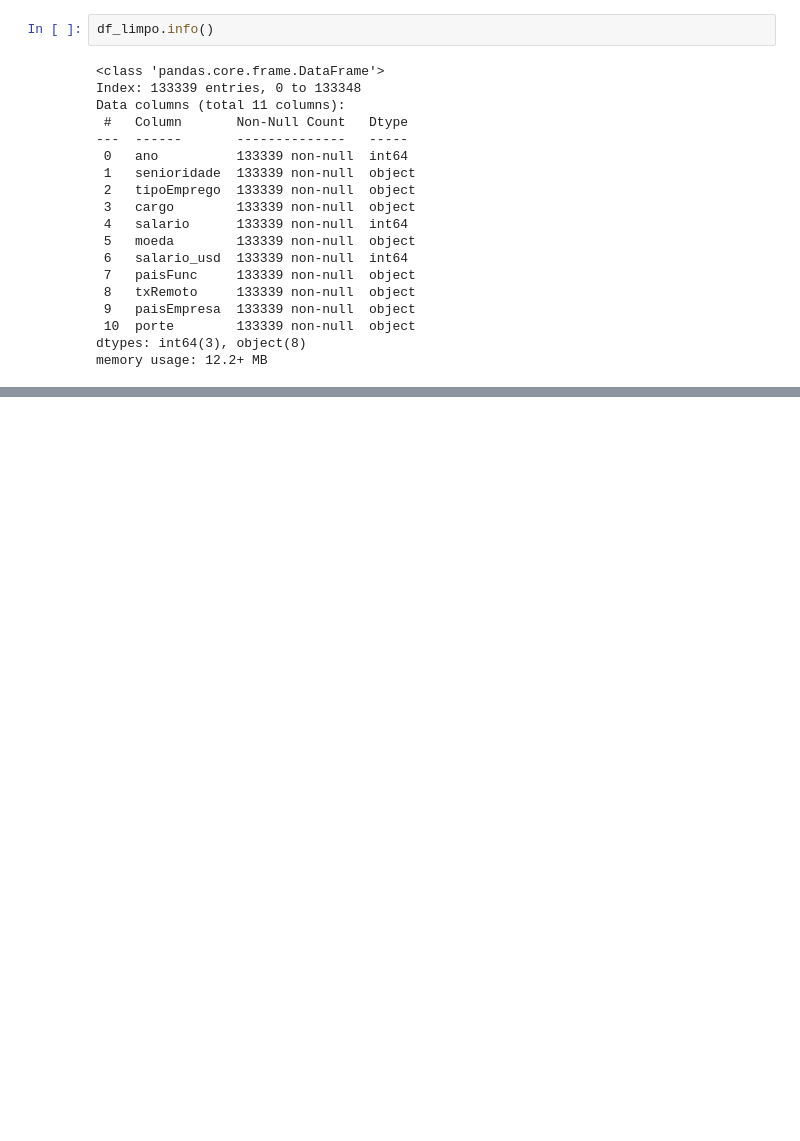
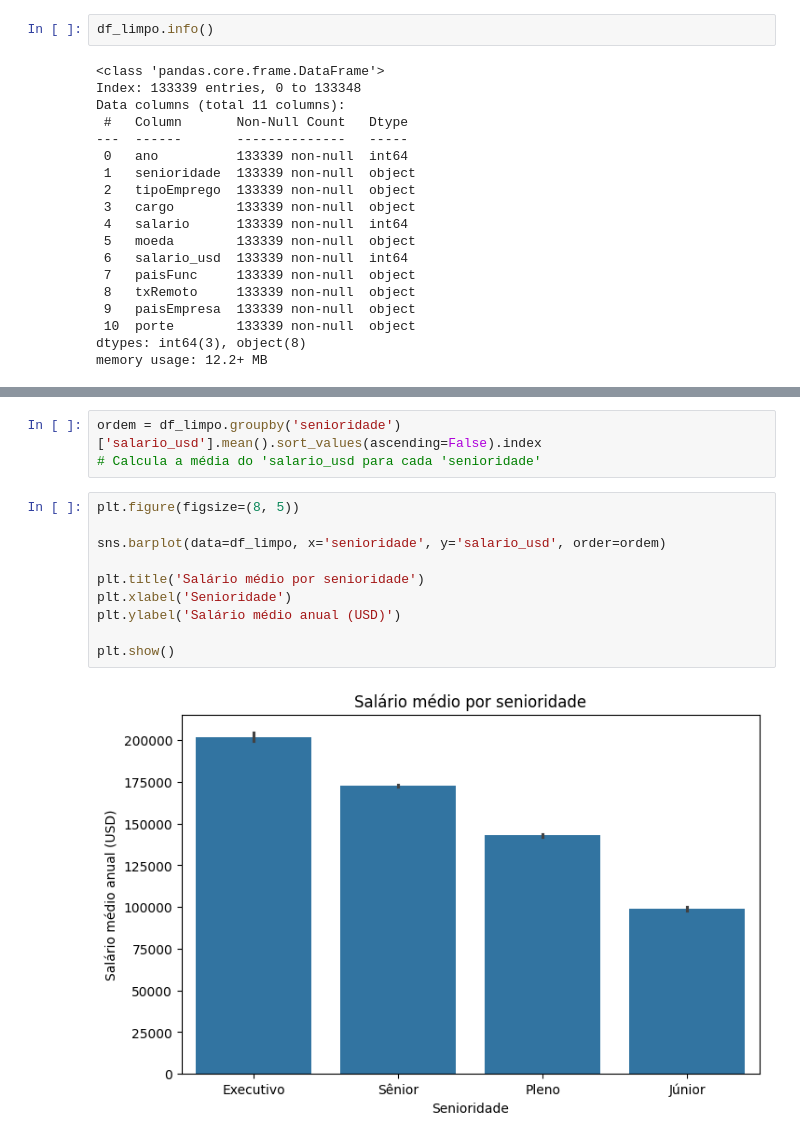
Before and after one commit to IagoMat/analise-salarios-dados, a Jupyter notebook: notebook/analise_salarios_dados.ipynb, the cells around one changed output, grey strips where cells are left out. Cells and saved outputs as stored; diff of their text form; blank space fills up the shorter version.

```diff
--- a/notebook/analise_salarios_dados.ipynb
+++ b/notebook/analise_salarios_dados.ipynb
@@ -397,0 +458,15 @@ memory usage: 12.2+ MB
+# %%
+ordem = df_limpo.groupby('senioridade')['salario_usd'].mean().sort_values(ascending=False).index
+# Calcula a média do 'salario_usd para cada 'senioridade'
+# %%
+plt.figure(figsize=(8, 5))
+
+sns.barplot(data=df_limpo, x='senioridade', y='salario_usd', order=ordem)
+
+plt.title('Salário médio por senioridade')
+plt.xlabel('Senioridade')
+plt.ylabel('Salário médio anual (USD)')
+
+plt.show()
+# %% [output]
+[figure, added]
```
Also changed, not shown: parts of 22 cells of this notebook.
